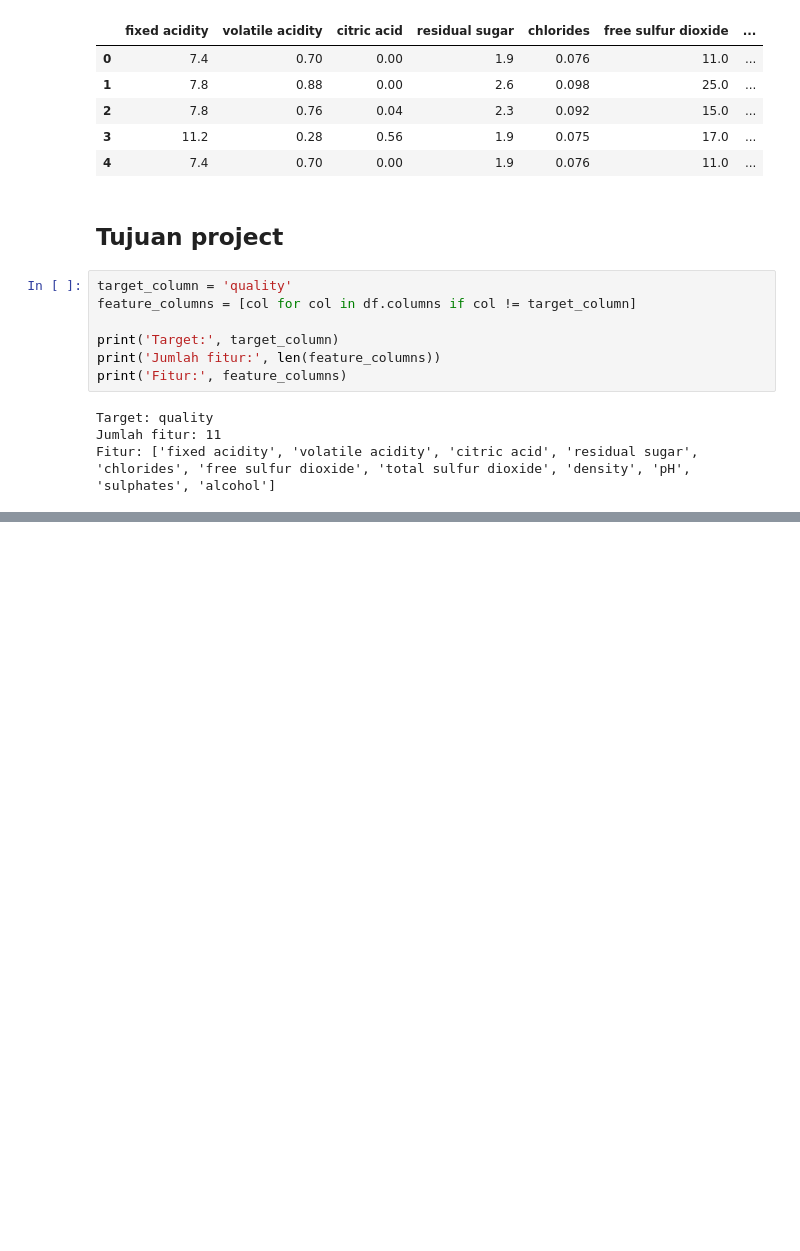
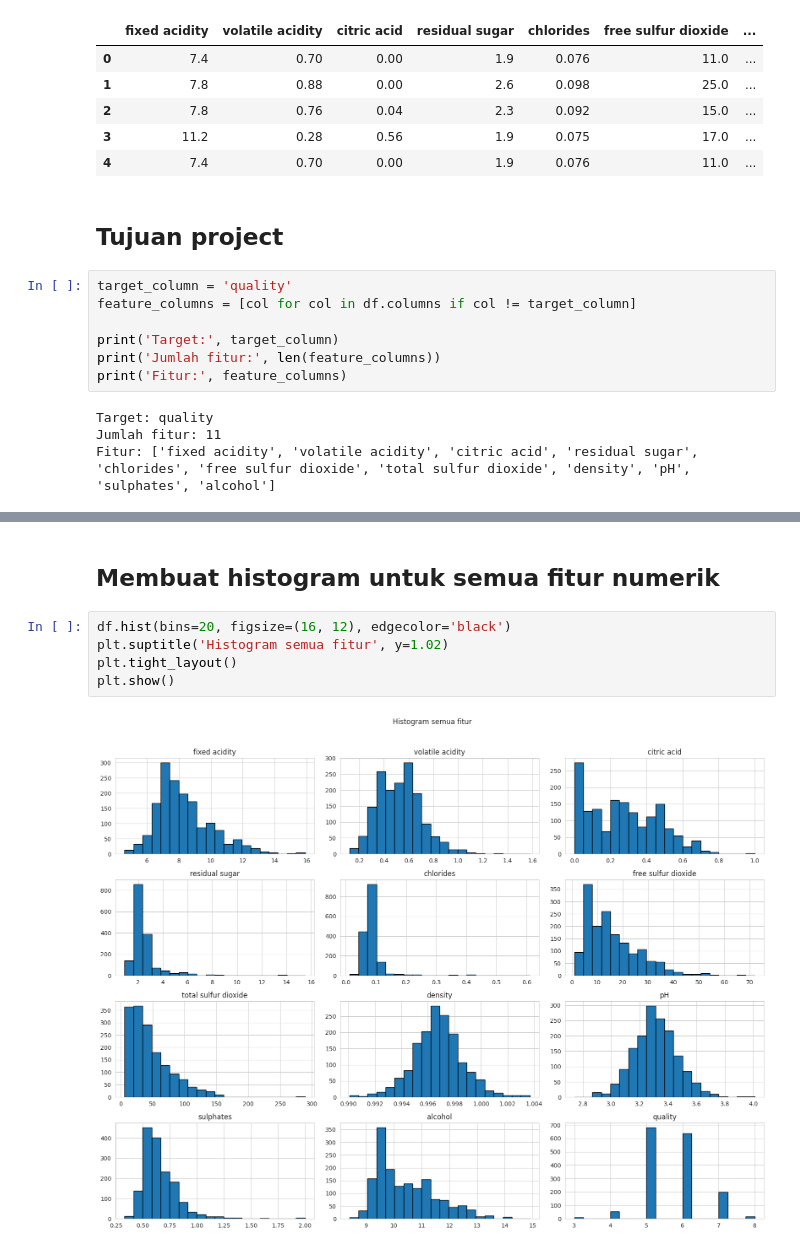
Before and after one commit to r021n/simple-machine-learing, a Jupyter notebook: Wine_Quality_Prediction.ipynb, the cells around one changed output, grey strips where cells are left out. Drawn from its saved outputs; the diff is of its cells as text; blank space fills up the shorter version.

```diff
--- a/Wine_Quality_Prediction.ipynb
+++ b/Wine_Quality_Prediction.ipynb
@@ -130,0 +258,9 @@ Fitur: ['fixed acidity', 'volatile acidity', 'citric acid', 'residual sugar', 'c
+# %% [markdown]
+## Membuat histogram untuk semua fitur numerik
+# %%
+df.hist(bins=20, figsize=(16, 12), edgecolor='black')
+plt.suptitle('Histogram semua fitur', y=1.02)
+plt.tight_layout()
+plt.show()
+# %% [output]
+[figure, added]
```
Also changed, not shown: parts of 19 cells of this notebook.
